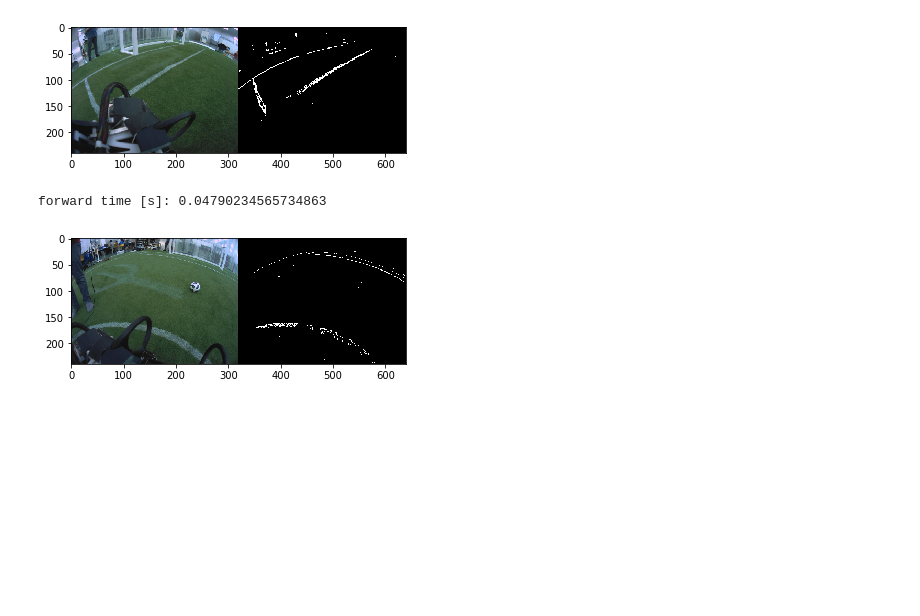
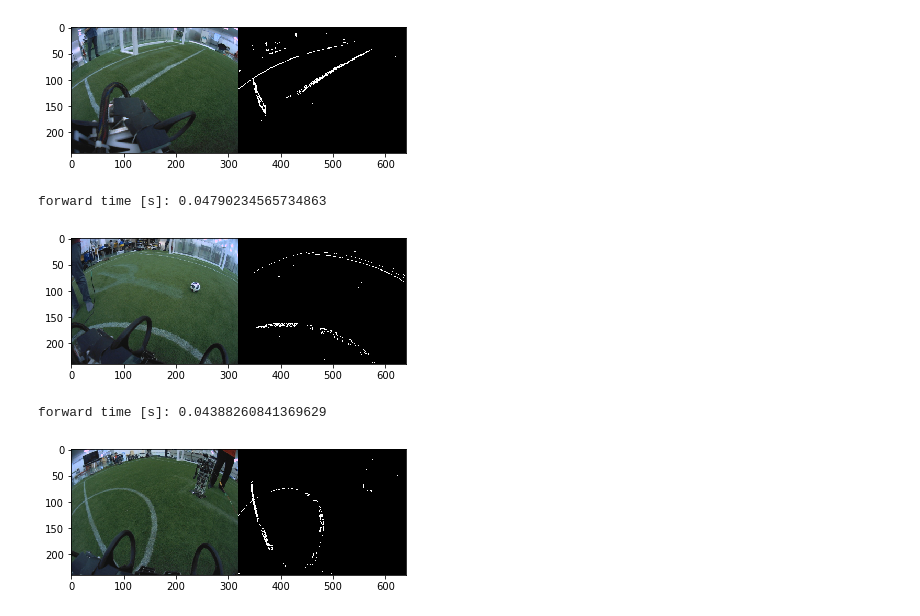
Before and after one commit to kiyoshiiriemon/whiteline_detector, a Jupyter notebook: wldetection.ipynb, the cells around one changed output. Saved outputs shown, nothing was run; the diff lists cells and outputs as text; code cells hidden in the pictures; blank space fills up the shorter version.

```diff
--- a/wldetection.ipynb
+++ b/wldetection.ipynb
@@ -176,3 +176,8 @@ eval_image('000047.jpg', 0.5)
 # %% [output]
 forward time [s]: 0.04790234565734863
 [figure]
+# %%
+eval_image('000034.jpg', .5)
+# %% [output]
+forward time [s]: 0.04388260841369629
+[figure, added]
```
